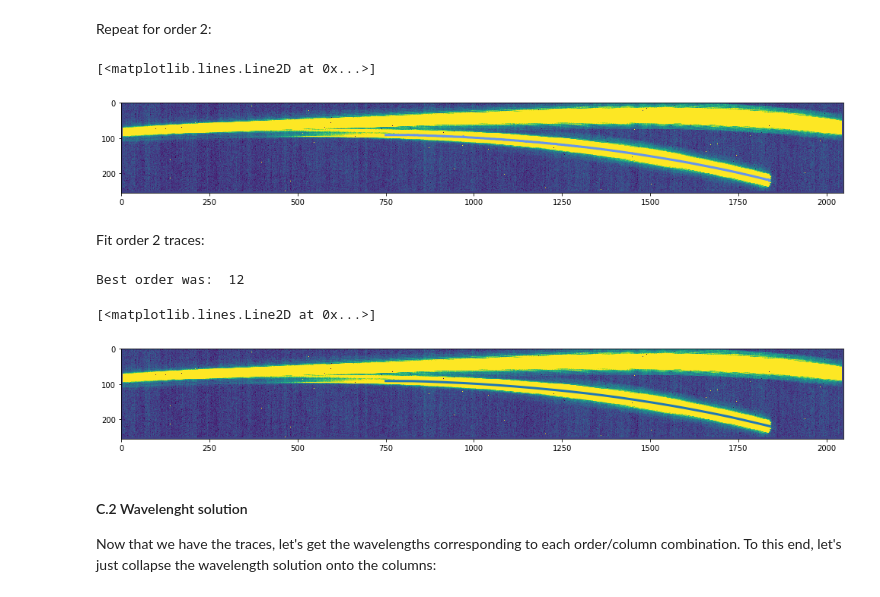
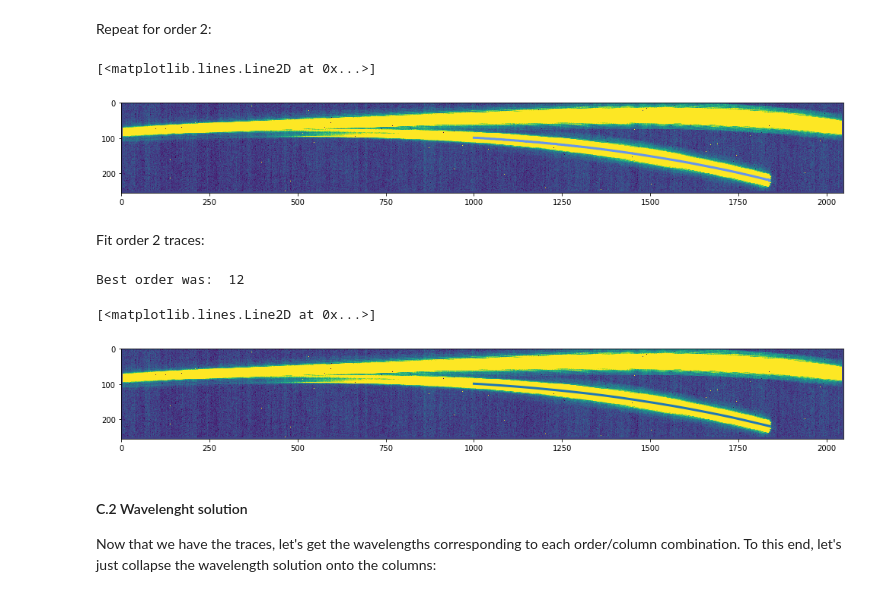
Before and after one commit to nespinoza/dat_pyinthesky, a Jupyter notebook: jdat_notebooks/soss-transit-spectroscopy/HAT-P-1b-PART2-calibration.ipynb, the cells around one changed output. Drawn from its saved outputs; the diff is of its cells as text; code cells hidden in the pictures.

```diff
--- a/jdat_notebooks/soss-transit-spectroscopy/HAT-P-1b-PART2-calibration.ipynb
+++ b/jdat_notebooks/soss-transit-spectroscopy/HAT-P-1b-PART2-calibration.ipynb
@@ -381,25 +381,25 @@ Repeat for order 2:
 # %%
 mask = np.zeros(median_image.shape)
 mask[80:,:] = np.ones(mask[80:,:].shape)
 xstart = 1839
 ystart = 225
-xend = 750
+xend = 1000
 
 # Prepare arrays that will save our results for order 2:
 x2 = np.zeros(xstart-xend)
 y2 = np.zeros(xstart-xend)
 
 # Prepare median image plot, on top of which we'll show the traces:
 plt.figure(figsize=(17,12))
 im = plt.imshow(median_image)
 im.set_clim(-5,20)
 
 # Iterate tracing through all integrations:
 x2,y2 = trace_spectrum(median_image*mask, xstart, ystart, xend = xend)
 plt.plot(x2,y2,color='cornflowerblue',lw=3)
 # %% [output]
 [<matplotlib.lines.Line2D at 0x...>]
-[figure, old version]
+[figure, new version]
 # %% [markdown]
 Fit order 2 traces:
 # %%
@@ -416,7 +416,7 @@ plt.plot(x2,chebyshev.chebval(x2,coeffs2),lw=3)
 # %% [output]
 Best order was:  12
 [<matplotlib.lines.Line2D at 0x...>]
-[figure, old version]
+[figure, new version]
 # %% [markdown]
 #### C.2 Wavelenght solution
 
```
Also changed, not shown: parts of 4 cells of this notebook.
